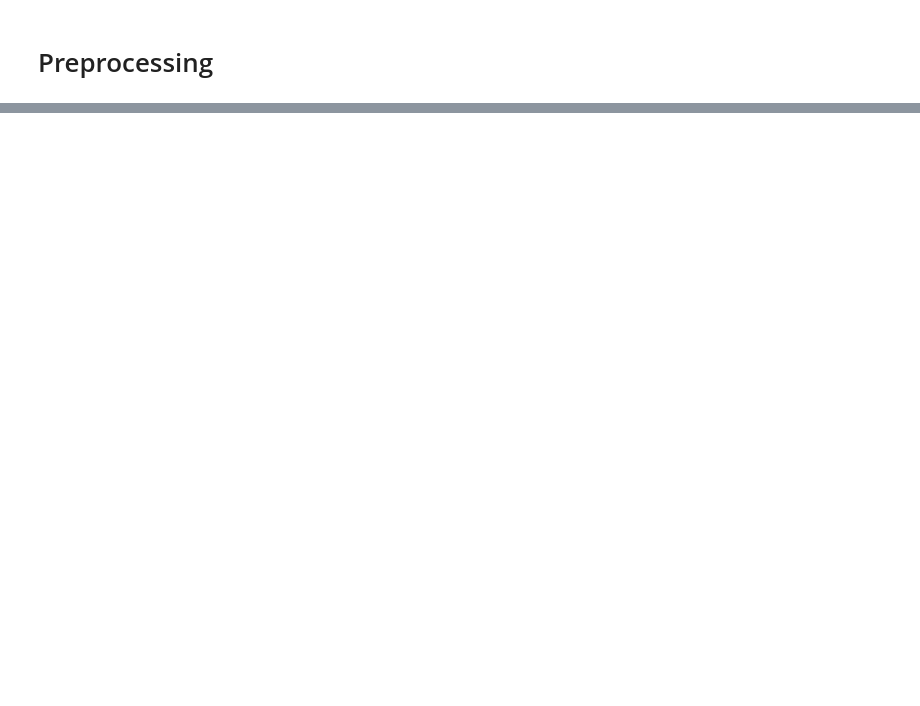
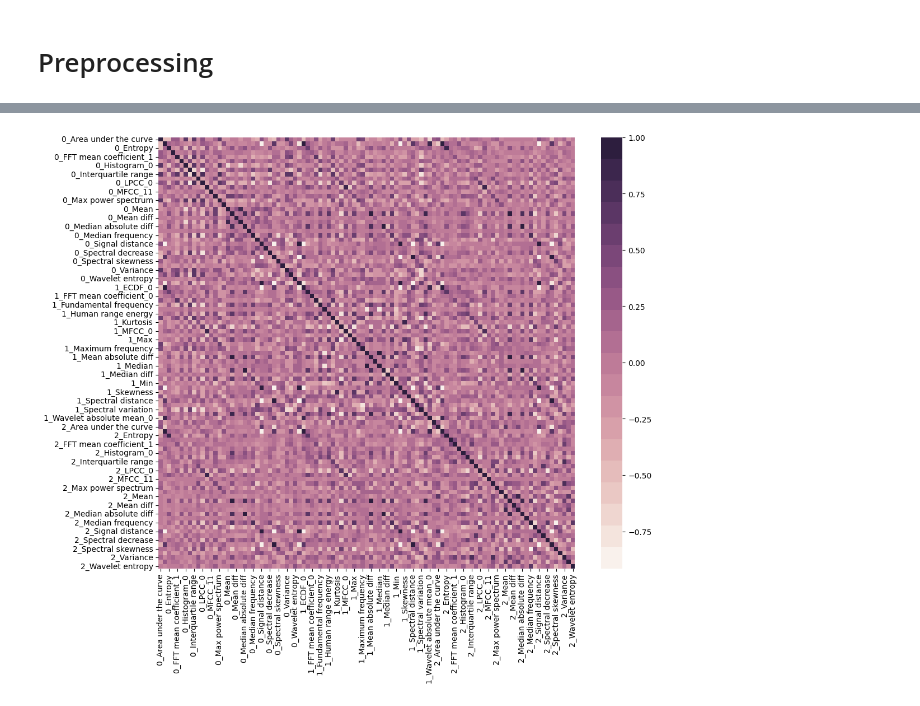
Before and after one commit to SmearyTundra/slhd-challenge, a Jupyter notebook: notebooks/preprocess.ipynb, the cells around one changed output, grey strips where cells are left out. Drawn from its saved outputs; the diff is of its cells as text; code cells hidden in the pictures; blank space fills up the shorter version.

```diff
--- a/notebooks/preprocess.ipynb
+++ b/notebooks/preprocess.ipynb
@@ -34,0 +74,3 @@ plt.plot(df[ind]['time'],df[ind]['z'], color = 'g')
+# %%
+# Division in Train and Test set (66%-33%)
+X_train, X_test, Y_train, Y_test = train_test_split(tsfeat, data['class'], test_size=0.33, random_state=1999)
@@ -34,0 +160,8 @@ plt.plot(df[ind]['time'],df[ind]['z'], color = 'g')
+# %%
+# Correlation plot for some of th efeatures
+plt.figure(figsize=(12,10))
+ax=sns.heatmap(X_train.corr(), annot=False, cmap=sns.cubehelix_palette(20,  light=0.95, dark=0.15))
+ax.xaxis.tick_top
+plt.show()
+# %% [output]
+[figure, added]
```
Also changed, not shown: parts of 16 cells of this notebook.
